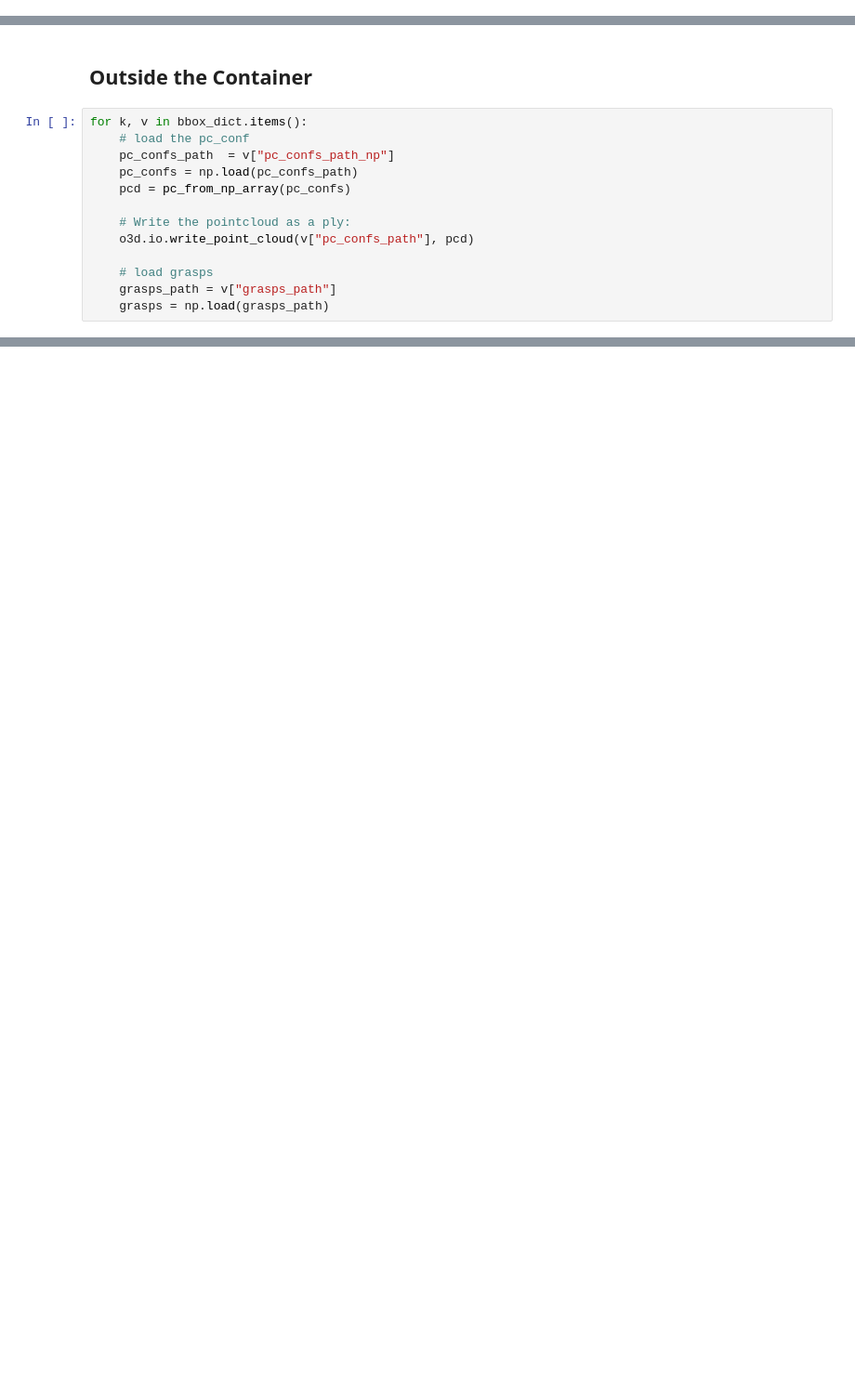
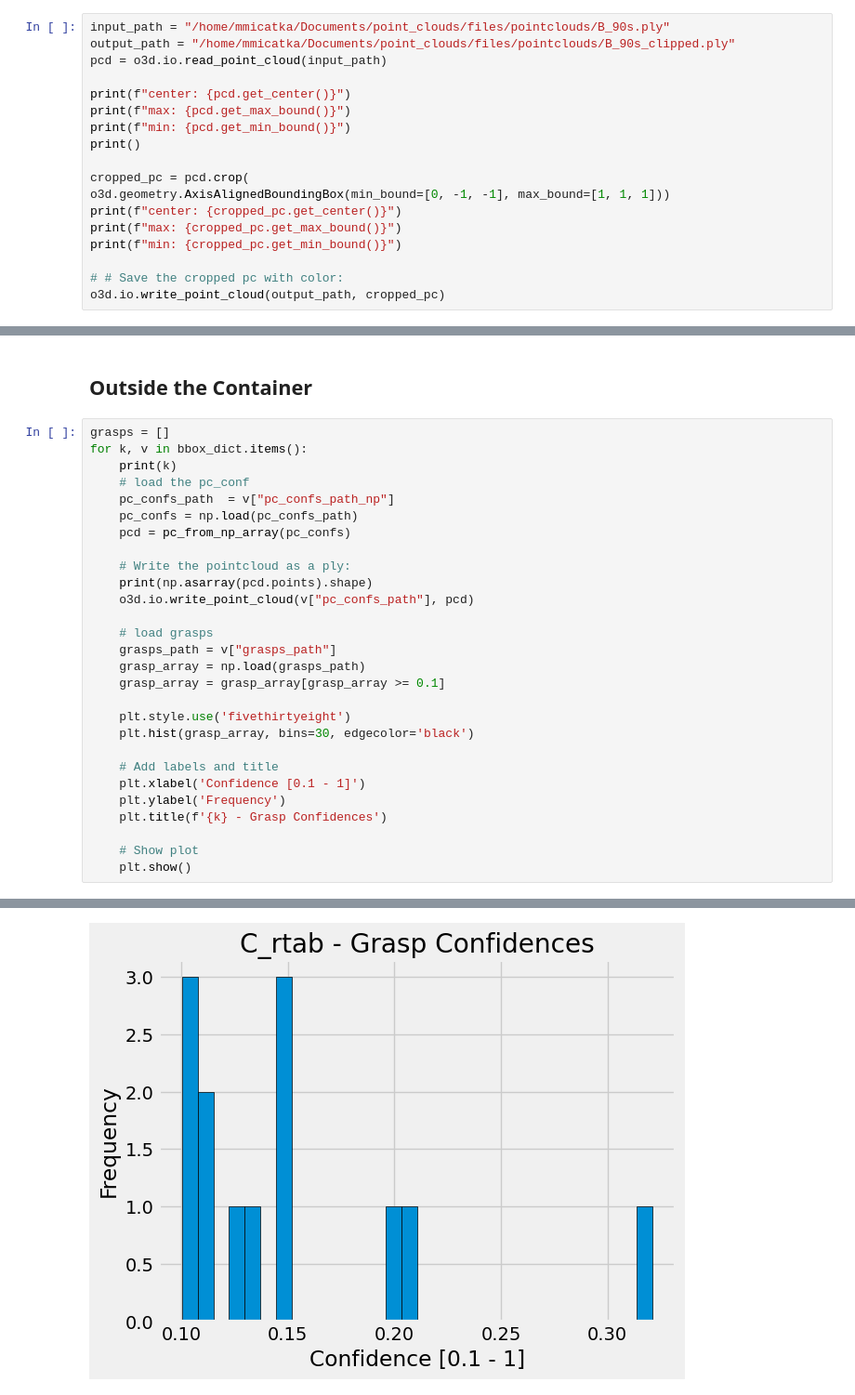
Before and after one commit to apl-ocean-engineering/tsgrasp, a Jupyter notebook: run_grasp_synthesis.ipynb, the cells around one changed output, grey strips where cells are left out. Shown at 93% size. Saved outputs shown, nothing was run; the diff lists cells and outputs as text; blank space fills up the shorter version.

```diff
--- a/run_grasp_synthesis.ipynb
+++ b/run_grasp_synthesis.ipynb
@@ -124,0 +160,18 @@ Saved both np and ply files!
+# %%
+input_path = "/home/mmicatka/Documents/point_clouds/files/pointclouds/B_90s.ply"
+output_path = "/home/mmicatka/Documents/point_clouds/files/pointclouds/B_90s_clipped.ply"
+pcd = o3d.io.read_point_cloud(input_path)
+
+print(f"center: {pcd.get_center()}")
+print(f"max: {pcd.get_max_bound()}")
+print(f"min: {pcd.get_min_bound()}")
+print()
+
+cropped_pc = pcd.crop(
+o3d.geometry.AxisAlignedBoundingBox(min_bound=[0, -1, -1], max_bound=[1, 1, 1]))
+print(f"center: {cropped_pc.get_center()}")
+print(f"max: {cropped_pc.get_max_bound()}")
+print(f"min: {cropped_pc.get_min_bound()}")
+
+# # Save the cropped pc with color:
+o3d.io.write_point_cloud(output_path, cropped_pc)
@@ -203,15 +283,31 @@ for file in npy_files:
 # %% [markdown]
 ## Outside the Container
 # %%
+grasps = []
 for k, v in bbox_dict.items():
+    print(k)
     # load the pc_conf
     pc_confs_path  = v["pc_confs_path_np"]
     pc_confs = np.load(pc_confs_path)
     pcd = pc_from_np_array(pc_confs)
 
     # Write the pointcloud as a ply:
+    print(np.asarray(pcd.points).shape)
     o3d.io.write_point_cloud(v["pc_confs_path"], pcd)
 
     # load grasps
     grasps_path = v["grasps_path"]
-    grasps = np.load(grasps_path)
+    grasp_array = np.load(grasps_path)
+    grasp_array = grasp_array[grasp_array >= 0.1]
+
+    plt.style.use('fivethirtyeight')
+    plt.hist(grasp_array, bins=30, edgecolor='black')
+
+    # Add labels and title
+    plt.xlabel('Confidence [0.1 - 1]')
+    plt.ylabel('Frequency')
+    plt.title(f'{k} - Grasp Confidences')
+
+    # Show plot
+    plt.show()
+# %% [output]
@@ -217,0 +316 @@ for k, v in bbox_dict.items():
+[figure, added]
```
Also changed, not shown: parts of 9 cells of this notebook, 2 other files.
